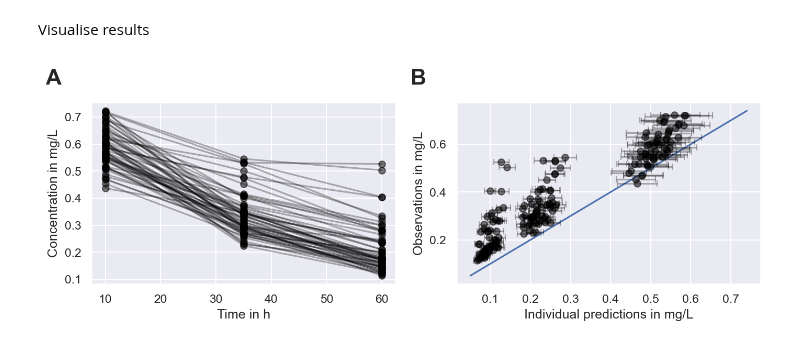
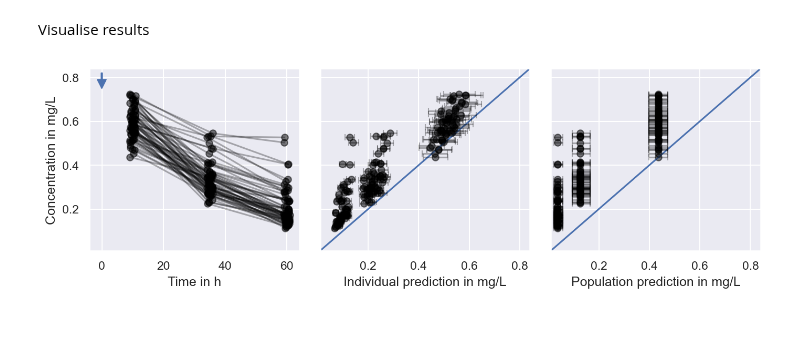
Before and after one commit to DavAug/mipd-warfarin, a Jupyter notebook: results/2_semi_mechanistic_model/results.ipynb, the cells around one changed output. Saved outputs shown, nothing was run; the diff lists cells and outputs as text; code cells hidden in the pictures.

```diff
--- a/results/2_semi_mechanistic_model/results.ipynb
+++ b/results/2_semi_mechanistic_model/results.ipynb
@@ -77,67 +77,82 @@ for idx in range(n_samples):
         covariates=covariates)
 
 mechanistic_model.set_dosing_regimen(dose=10, start=0)
-fits = np.empty(shape=(n_samples, len(ids), len(times)))
+indiv_fits = np.empty(shape=(n_samples, len(ids), len(times)))
 for idx, samples in enumerate(parameters):
     for idd, indiv_params in enumerate(samples):
-        fits[idx, idd] = mechanistic_model.simulate(indiv_params, times)[0]
+        indiv_fits[idx, idd] = mechanistic_model.simulate(
+            indiv_params, times)[0]
+
+pop_fits = np.empty(shape=(n_samples, len(times)))
+for idx, samples in enumerate(pop_parameters):
+    pop_fits[idx] = mechanistic_model.simulate(
+        parameters=np.exp(samples[[0, 5]]), times=times)[0]
 # %% [markdown]
 Visualise results
 # %%
 # Create layout
 fontsize = 14
 my_dpi = 192
-fig = plt.figure(figsize=(2250 // my_dpi, 700 // my_dpi), dpi=150)
-outer = gridspec.GridSpec(1, 2, wspace=0.2)
-
-# Create axes for measurements
-axes = []
-axes.append(plt.Subplot(fig, outer[0]))
-
-# Create axis for residuals
-axes.append(plt.Subplot(fig, outer[1]))
-
-# Add axes to figure
-for ax in axes:
-    fig.add_subplot(ax)
-
-# Label subplot groups
-axes[0].text(
-    -0.15, 1.1, string.ascii_uppercase[0], transform=axes[0].transAxes,
-    size=20, weight='bold')
-axes[1].text(
-    -0.15, 1.1, string.ascii_uppercase[1], transform=axes[1].transAxes,
-    size=20, weight='bold')
+fig, axes = plt.subplots(
+    nrows=1, ncols=3, figsize=(2250 // my_dpi, 700 // my_dpi), dpi=150,
+    sharey=True, gridspec_kw=dict(wspace=0.1))
 
 # Visualise measurements
 for c in concs:
+    jitter = np.random.uniform(-1, 1, size=len(times))
     axes[0].plot(
-        times, c, marker='o', color='black',
+        times + jitter, c, marker='o', color='black',
         alpha=0.3)
     axes[0].scatter(
-        times, c, marker='o', color='black',
+        times + jitter, c, marker='o', color='black',
         alpha=0.3)
 
+# Visualise dose point
+axes[0].annotate(
+    "", xy=(0, 0.75), xytext=(0, 0.82),
+    arrowprops=dict(width=1, headwidth=8, headlength=8, color=sns.color_palette()[0]))
+
 # Visualise residuals
-axes[1].plot([0.05, 0.74], [0.05, 0.74], color=sns.color_palette()[0])
-medians = np.median(fits, axis=0)
-fifth = medians - np.percentile(fits, axis=0, q=5)
-ninetyfifth = np.percentile(fits, axis=0, q=95) - medians
+axes[1].plot(
+    [0, 1], [0, 1], transform=axes[1].transAxes, color=sns.color_palette()[0])
+medians = np.median(indiv_fits, axis=0)
+fifth = medians - np.percentile(indiv_fits, axis=0, q=5)
+ninetyfifth = np.percentile(indiv_fits, axis=0, q=95) - medians
 for idf, f in enumerate(medians):
     axes[1].errorbar(
         f, concs[idf], marker='o', color='black', alpha=0.3, ls='none',
         xerr=np.vstack((fifth[idf:idf+1], ninetyfifth[idf:idf+1])),
         capsize=3)
     axes[1].scatter(
         f, concs[idf], marker='o', color='black', alpha=0.3)
 
+axes[2].plot(
+    [0, 1], [0, 1], transform=axes[2].transAxes, color=sns.color_palette()[0])
+medians = np.median(pop_fits, axis=0)
+fifth = medians - np.percentile(pop_fits, axis=0, q=5)
+ninetyfifth = np.percentile(pop_fits, axis=0, q=95) - medians
+for c in concs:
+    axes[2].errorbar(
+        medians, c, marker='o', color='black', alpha=0.3, ls='none',
+        xerr=np.vstack((fifth[np.newaxis, :], ninetyfifth[np.newaxis, :])),
+        capsize=3)
+    axes[2].scatter(
+        medians, c, marker='o', color='black', alpha=0.3)
+
 # Label axes
 axes[0].set_xlabel('Time in h')
 axes[0].set_ylabel('Concentration in mg/L')
-axes[1].set_xlabel('Individual predictions in mg/L')
-axes[1].set_ylabel('Observations in mg/L')
+axes[1].set_xlabel('Individual prediction in mg/L')
+axes[1].set_ylabel('')
+axes[2].set_xlabel('Population prediction in mg/L')
+axes[2].set_ylabel('')
+axes[0].set_xlim([-4, 64])
+axes[1].set_ylim([0.01, 0.84])
+axes[1].set_xlim([0.01, 0.84])
+axes[2].set_ylim([0.01, 0.84])
+axes[2].set_xlim([0.01, 0.84])
 
 
 plt.show()
 # %% [output]
-[figure, old version]
+[figure, new version]
```
